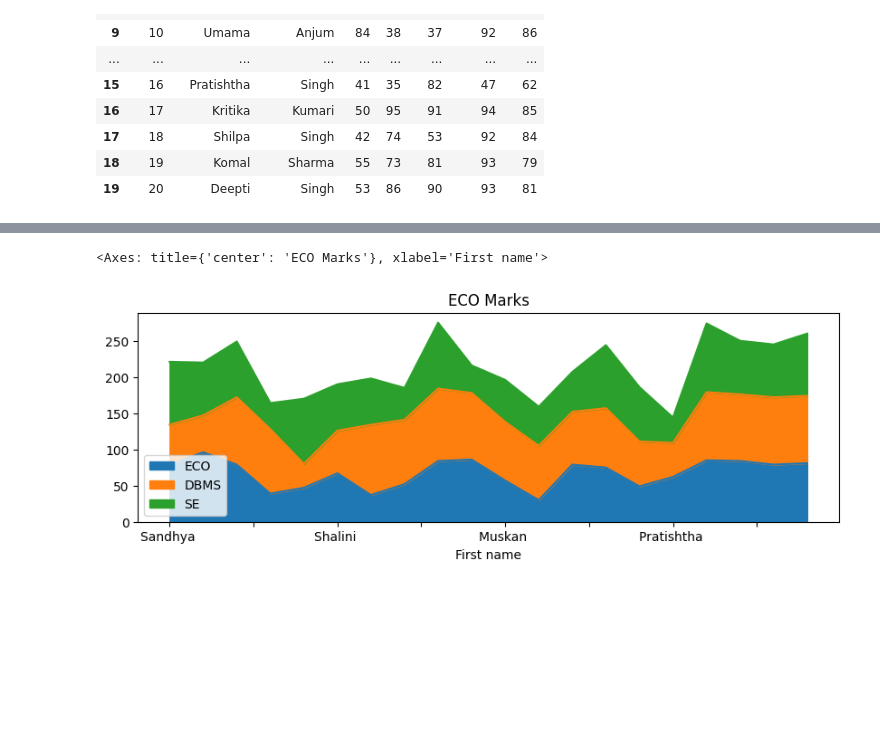
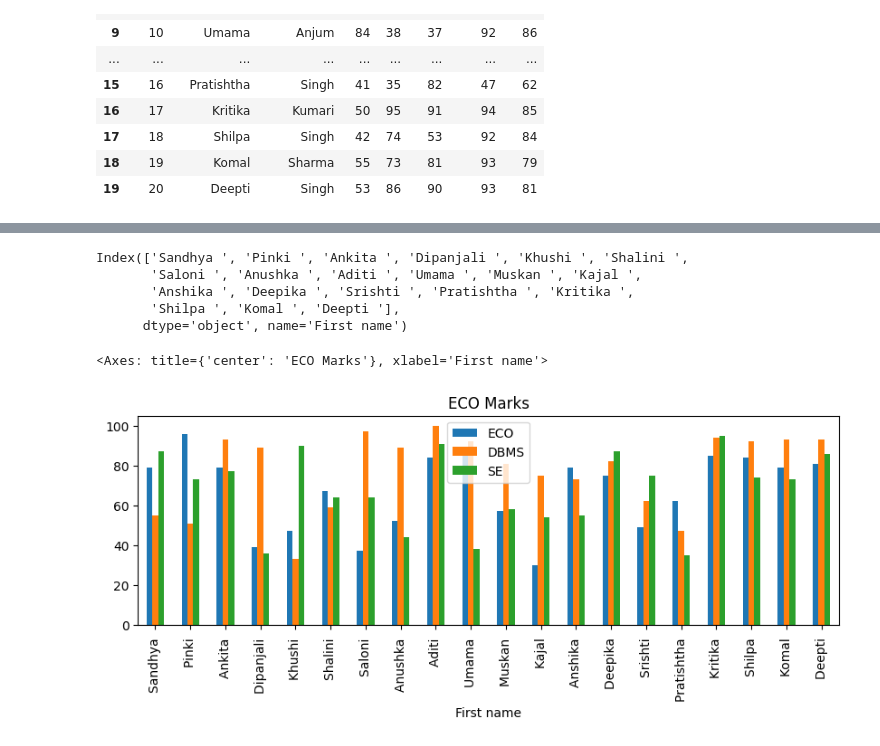
Before and after one commit to Pratishthasingh575/Digipodium, a Jupyter notebook: analysis.ipynb, the cells around one changed output, grey strips where cells are left out. Drawn from its saved outputs; the diff is of its cells as text; code cells hidden in the pictures; blank space fills up the shorter version.

```diff
--- a/analysis.ipynb
+++ b/analysis.ipynb
@@ -28,5 +48,13 @@ marks.set_index('First name',inplace=True)
+# %%
+marks.index
+# %% [output]
+Index(['Sandhya ', 'Pinki ', 'Ankita ', 'Dipanjali ', 'Khushi ', 'Shalini ',
+       'Saloni ', 'Anushka ', 'Aditi ', 'Umama ', 'Muskan ', 'Kajal ',
+       'Anshika ', 'Deepika ', 'Srishti ', 'Pratishtha ', 'Kritika ',
+       'Shilpa ', 'Komal ', 'Deepti '],
+      dtype='object', name='First name')
 # %%
-marks[['ECO','DBMS','SE']].plot(kind='area',figsize=(10,3),title='ECO Marks')
+marks[['ECO','DBMS','SE']].plot(kind='bar',figsize=(10,3),title='ECO Marks')
 # %% [output]
 <Axes: title={'center': 'ECO Marks'}, xlabel='First name'>
-[figure, old version]
+[figure, new version]
```
Also changed, not shown: parts of 13 cells of this notebook.
